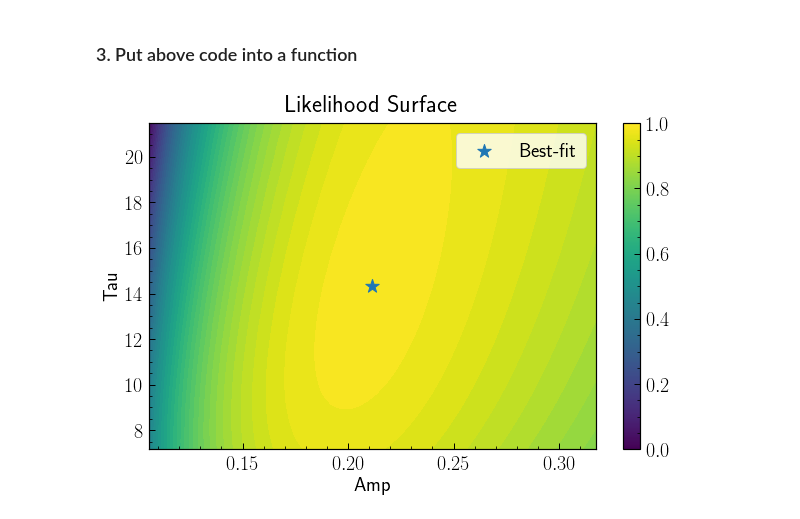
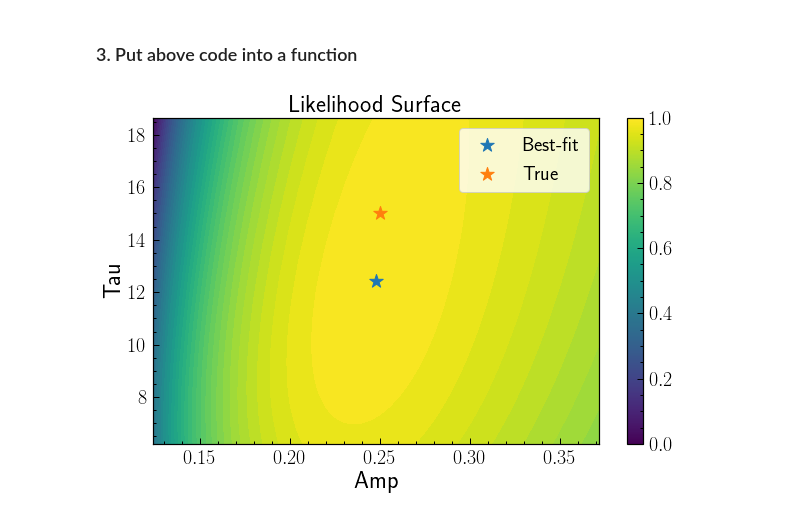
Before and after one commit to ywx649999311/EzTao, a Jupyter notebook: dev/viz/DRW_LL_Viz.ipynb, the cells around one changed output. Drawn from its saved outputs; the diff is of its cells as text; code cells hidden in the pictures.

```diff
--- a/dev/viz/DRW_LL_Viz.ipynb
+++ b/dev/viz/DRW_LL_Viz.ipynb
@@ -228,9 +228,15 @@ def plot_drw_ll(t, y, yerr, best_params, gp, prob_func, amp_range=None, tau_rang
     plt.ylabel("Tau")
     plt.scatter(best_params[0], best_params[1], marker='*', s=200, \
                 label='Best-fit')
+
+    if 'true_params' in kwargs:
+        true_params = kwargs.get('true_params')
+        plt.scatter(true_params[0], true_params[1], marker='*', s=200, \
+            label='True')
+
     plt.colorbar()
     plt.legend()
 # %%
-plot_drw_ll(t, y, yerr, lp_fit, gp, vec_neg_log_like)
+plot_drw_ll(t, y, yerr, lp_fit, gp, vec_neg_log_like, true_params=[0.25, 15])
 # %% [output]
-[figure, old version]
+[figure, new version]
```
Also changed, not shown: parts of 5 cells of this notebook, 1 other file.
